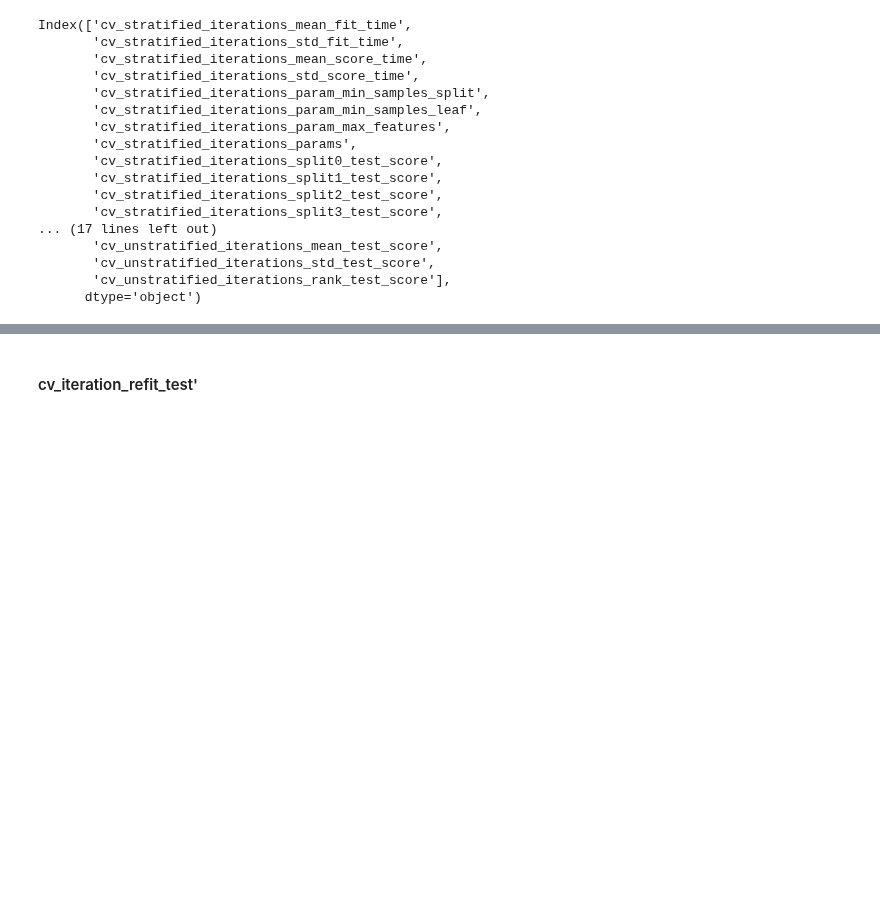
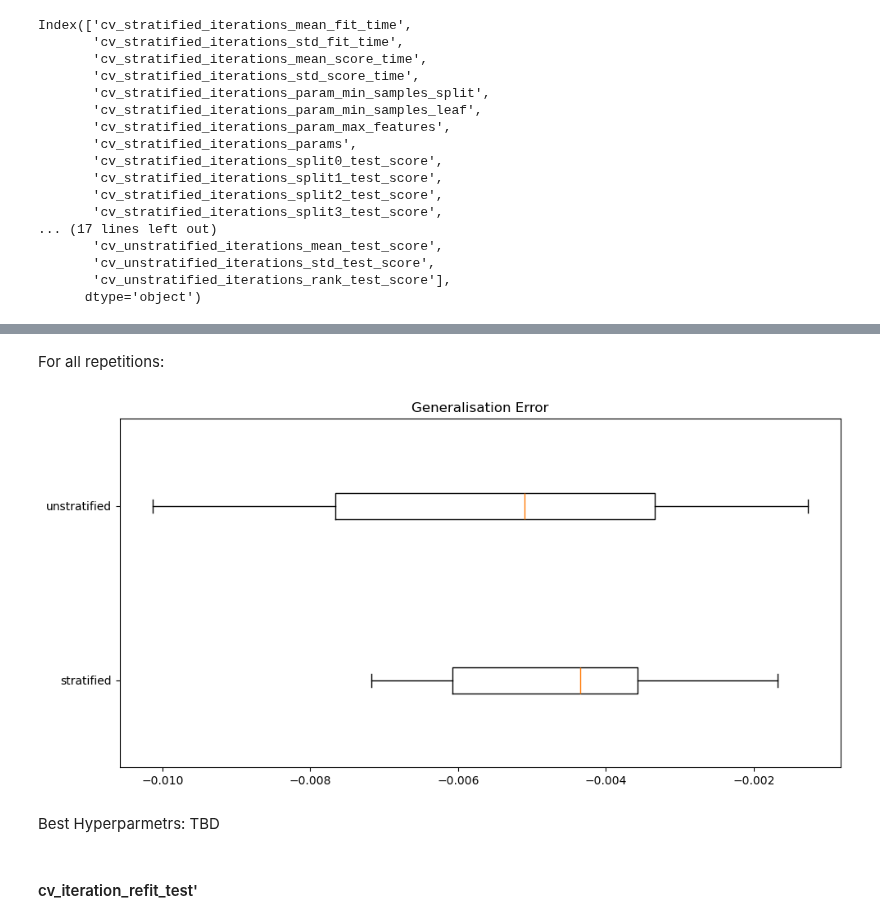
Before and after one commit to annegriddl/slds_stratification, a Jupyter notebook: Simulations/Final_Setup/Evaluation/Evaluation.ipynb, the cells around one changed output, grey strips where cells are left out. Drawn from its saved outputs; the diff is of its cells as text; code cells hidden in the pictures; blank space fills up the shorter version.

```diff
--- a/Simulations/Final_Setup/Evaluation/Evaluation.ipynb
+++ b/Simulations/Final_Setup/Evaluation/Evaluation.ipynb
@@ -382,3 +371,25 @@ Index(['cv_stratified_iterations_mean_fit_time',
+# %% [markdown]
+For all repetitions:
+# %%
+gen_error_stratified_list = []
+gen_error_unstratified_list = []
+
+for i in range(len(data)):
+    # generalisation error: stratified
+    gen_error_stratified = np.array(data['cv_iteration_refit_test_mse'][i]) + np.array(data['cv_stratified_iterations_mean_test_score'][i])
+    gen_error_stratified
+    # generalisation error: unstratified
+    gen_error_unstratified = np.array(data['cv_iteration_refit_test_mse'][i]) + np.array(data['cv_unstratified_iterations_mean_test_score'][i])
+    gen_error_unstratified_list.append(gen_error_unstratified)
+
+
+# plot gen_error_stratified and gen_error_unstratified in two boxplots next to each other
+
+plot_combined_boxplots(gen_error_stratified, gen_error_unstratified, title = 'Generalisation Error')
+# %% [output]
+[figure, added]
+# %% [markdown]
+Best Hyperparmetrs: TBD
 # %% [markdown]
 #### cv_iteration_refit_test'
 # %%
```
Also changed, not shown: parts of 28 cells of this notebook, 6 other files.
